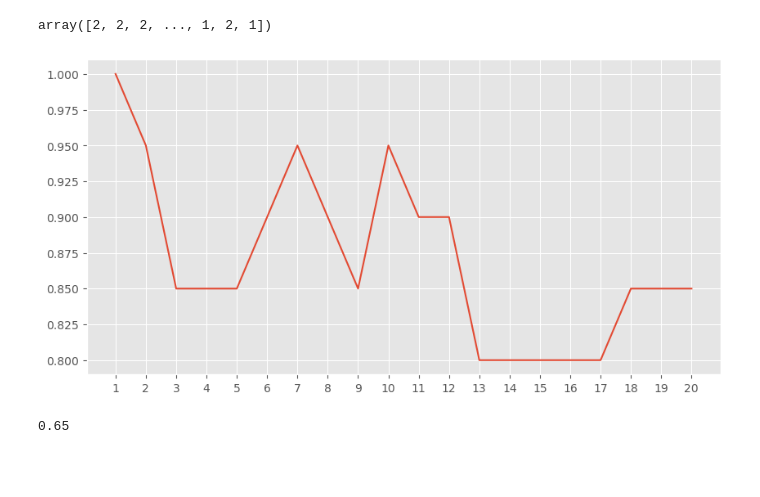
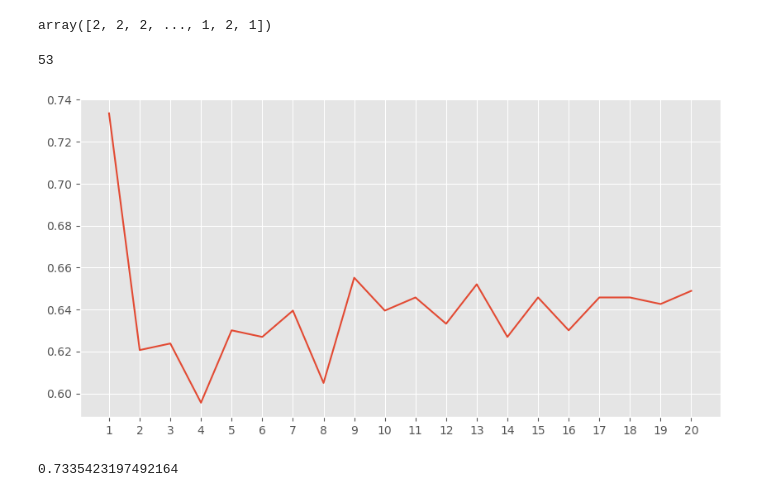
Before and after one commit to kamil271e/snum-lab, a Jupyter notebook: lab3_knn/Exercices_knn.ipynb, the cells around one changed output. Saved outputs shown, nothing was run; the diff lists cells and outputs as text; code cells hidden in the pictures; blank space fills up the shorter version.

```diff
--- a/lab3_knn/Exercices_knn.ipynb
+++ b/lab3_knn/Exercices_knn.ipynb
@@ -106,10 +109,11 @@ Use random_state = 5 just to be sure we all have the same rows in train and test
 split_data should return a tuple containing: dataframe with train set attributes, list of labels for train data, dataframe with test set attributes and a list of labels for test data.
 # %%
 def split_data(data_X, data_Y, test_percent = 20, random_state=5):
-    X_train, X_test, y_train, y_test = train_test_split(data_X, data_Y, test_size=test_percent)
+    test_size = int(test_percent * len(data_Y) / 100)
+    X_train, X_test, y_train, y_test = train_test_split(data_X, data_Y, test_size=test_size, random_state=random_state)
     return X_train, y_train, X_test, y_test
 
-(train_X, train_Y, test_X, test_Y) = split_data(data_X, data_Y)
-print("rows in train set: ", train_X.shape[0])
-print("rows in test set:", test_X.shape[0])
+(X_train, y_train, X_test, y_test) = split_data(data_X, data_Y)
+print("rows in train set: ", X_train.shape[0])
+print("rows in test set:", X_test.shape[0])
 # %% [output]
@@ -123,12 +127,12 @@ Use KNeighborsClassifier class from sklearn.neighbors module. Useful methods: fi
 
 https://scikit-learn.org/stable/modules/generated/sklearn.neighbors.KNeighborsClassifier.html
 # %%
-def get_classification_accuracy(train_data_X, train_data_Y, test_data_X, test_data_Y, k = 3):
+def get_classification_accuracy(train_data_X, test_data_X, train_data_Y, test_data_Y, k = 3):
     knn = KNeighborsClassifier(n_neighbors=k)
     knn.fit(train_data_X, train_data_Y)
     pred = knn.predict(np.array(test_data_X))
     score = metrics.accuracy_score(test_data_Y, pred)
     return score
 
-get_classification_accuracy(train_X, train_Y, test_X, test_Y)
+get_classification_accuracy(X_train, X_test, y_train, y_test)
 # %% [output]
@@ -157,13 +161,13 @@ Using obtained in previous exercices train set with normalization/standarization
 
 See https://scikit-learn.org/stable/modules/generated/sklearn.model_selection.cross_validate.html for more info about cross validation in sklearn.
 # %%
-def choose_k(X_train, X_test, y_train, y_test, max_k=20, verbose=True):
+def choose_k(train_X, test_X, train_Y, test_Y, max_k=20, verbose=True):
 
     scores = []
     k_values = np.arange(1, max_k+1)
 
     for k in k_values:
-        score = get_classification_accuracy(norm_train_X, train_Y, norm_test_X, test_Y, k=k)
+        score = get_classification_accuracy(train_X, test_X, train_Y, test_Y, k=k)
         scores.append(score)
 
     if verbose:
@@ -175,5 +179,5 @@ def choose_k(X_train, X_test, y_train, y_test, max_k=20, verbose=True):
     best_k = np.argmax(np.array(scores)) + 1
     return best_k
 
-choose_k(norm_train_X, train_Y, norm_test_X, test_Y)
+best_k = choose_k(X_train_norm, X_test_norm, y_train, y_test)
 # %% [output]
@@ -213,11 +216,26 @@ y = enc.fit_transform(y).reshape(-1).astype('int')
 y
 # %% [output]
 array([2, 2, 2, ..., 1, 2, 1])
+# %%
+best_r = 0
+# best_score = 0
+# for r in range(60):
+#     X_train, y_train, X_test, y_test = split_data(X, y, random_state=r)
+#     X_train, X_test = standarize_train_and_test(X_train, X_test)
+#     best_k = choose_k(X_train, X_test, y_train, y_test, verbose=0)
+#     score = get_classification_accuracy(X_train, X_test, y_train, y_test, k=best_k)
+#     if score > best_score:
+#         best_r = r
+#         best_score = score
+# %%
+best_r
+# %% [output]
+53
 # %%
-X_train, y_train, X_test, y_test = split_data(X, y)
+X_train, y_train, X_test, y_test = split_data(X, y, random_state=best_r)
 X_train, X_test = standarize_train_and_test(X_train, X_test)
-best_k = choose_k(X_train, X_test, y_train, y_test)
-get_classification_accuracy(X_train, y_train, X_test, y_test, k=best_k)
+best_k = choose_k(X_train, X_test, y_train, y_test, verbose=1)
+get_classification_accuracy(X_train, X_test, y_train, y_test, k=best_k)
 # %% [output]
-[figure, old version]
+[figure, new version]
-0.65
+0.7335423197492164
```
Also changed, not shown: parts of 7 cells of this notebook.
